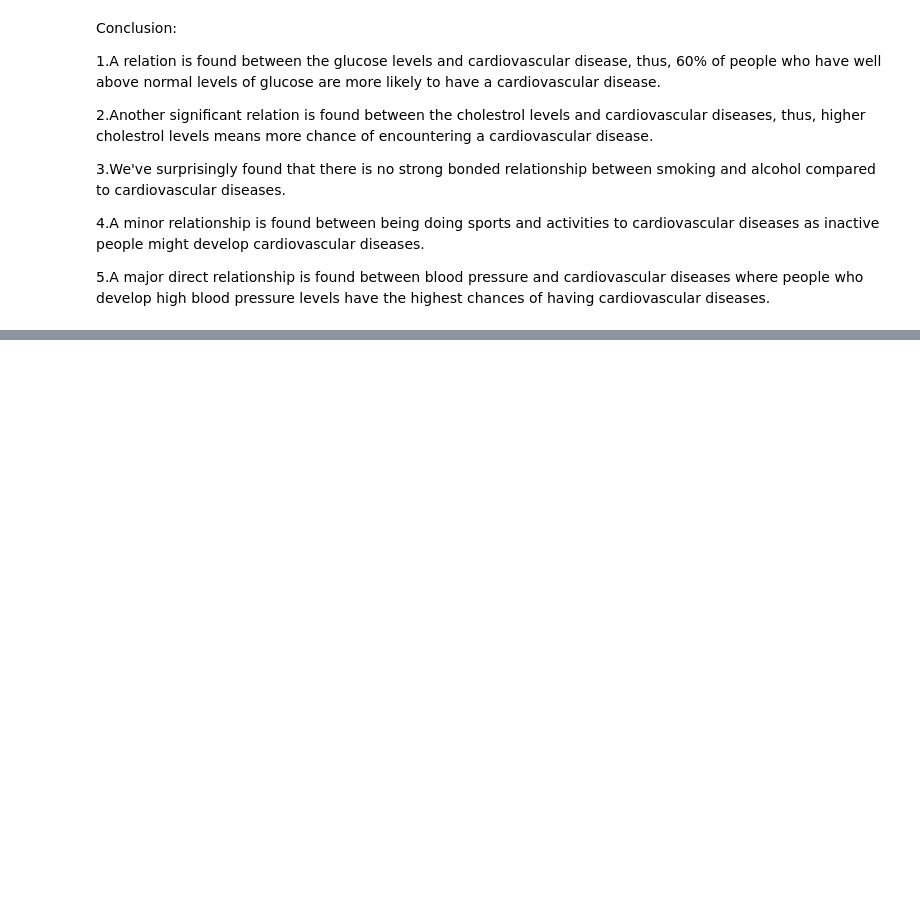
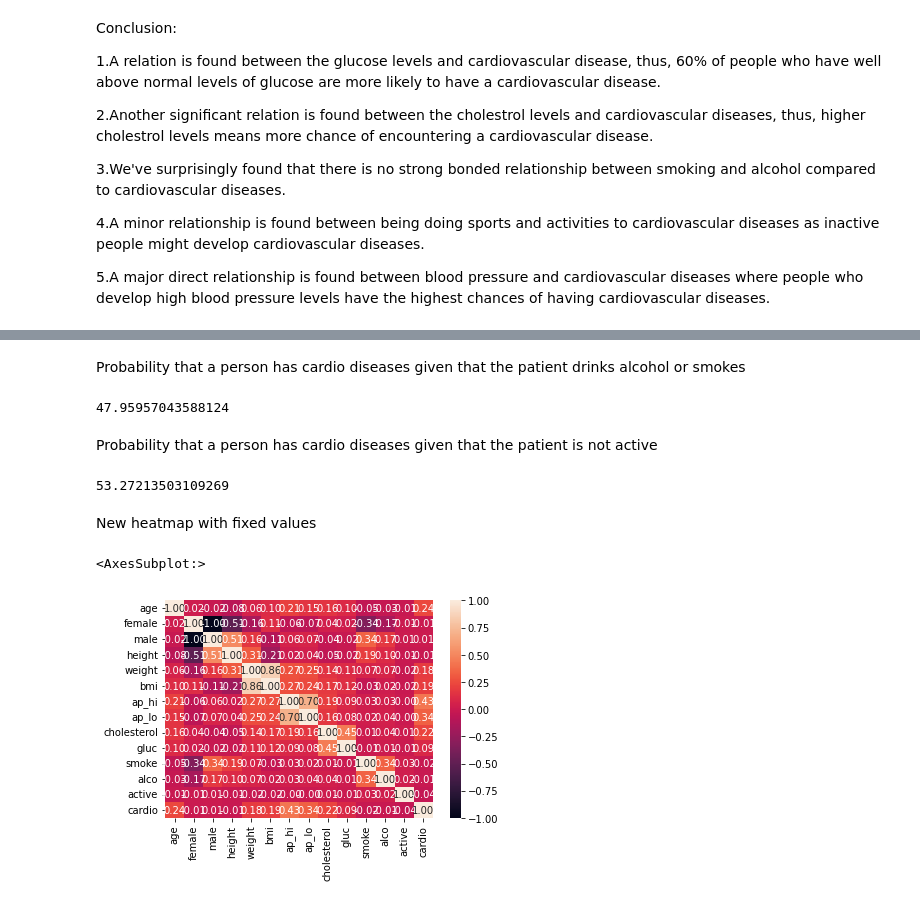
Before and after one commit to RamicAmir/Grupp2-Machine-Learning, a Jupyter notebook: heart_disease/heart_disease_amir_amer.ipynb, the cells around one changed output, grey strips where cells are left out. Saved outputs shown, nothing was run; the diff lists cells and outputs as text; code cells hidden in the pictures; blank space fills up the shorter version.

Commit message:
Added probability and a new heatmap with updated values

```diff
--- a/heart_disease/heart_disease_amir_amer.ipynb
+++ b/heart_disease/heart_disease_amir_amer.ipynb
@@ -265,0 +297,22 @@ Conclusion:
+# %% [markdown]
+Probability that a person has cardio diseases given that the patient drinks alcohol or smokes
+# %%
+df_cohol_smoke_cadrio = df_cohol_smoke.query('cardio==1')
+df_cohol_smoke_cadrio.shape[0]*100/df_cohol_smoke.shape[0]
+# %% [output]
+47.95957043588124
+# %% [markdown]
+Probability that a person has cardio diseases given that the patient is not active
+# %%
+df_not_active = df.query('active==0')
+df_not_active_cardio = df_not_active.query('cardio==1')
+df_not_active_cardio.shape[0]*100/df_not_active.shape[0]
+# %% [output]
+53.27213503109269
+# %% [markdown]
+New heatmap with fixed values
+# %%
+sns.heatmap(df.corr(), annot=True, fmt='.2f')
+# %% [output]
+<AxesSubplot:>
+[figure, added]
```
Also changed, not shown: parts of 8 cells of this notebook.
